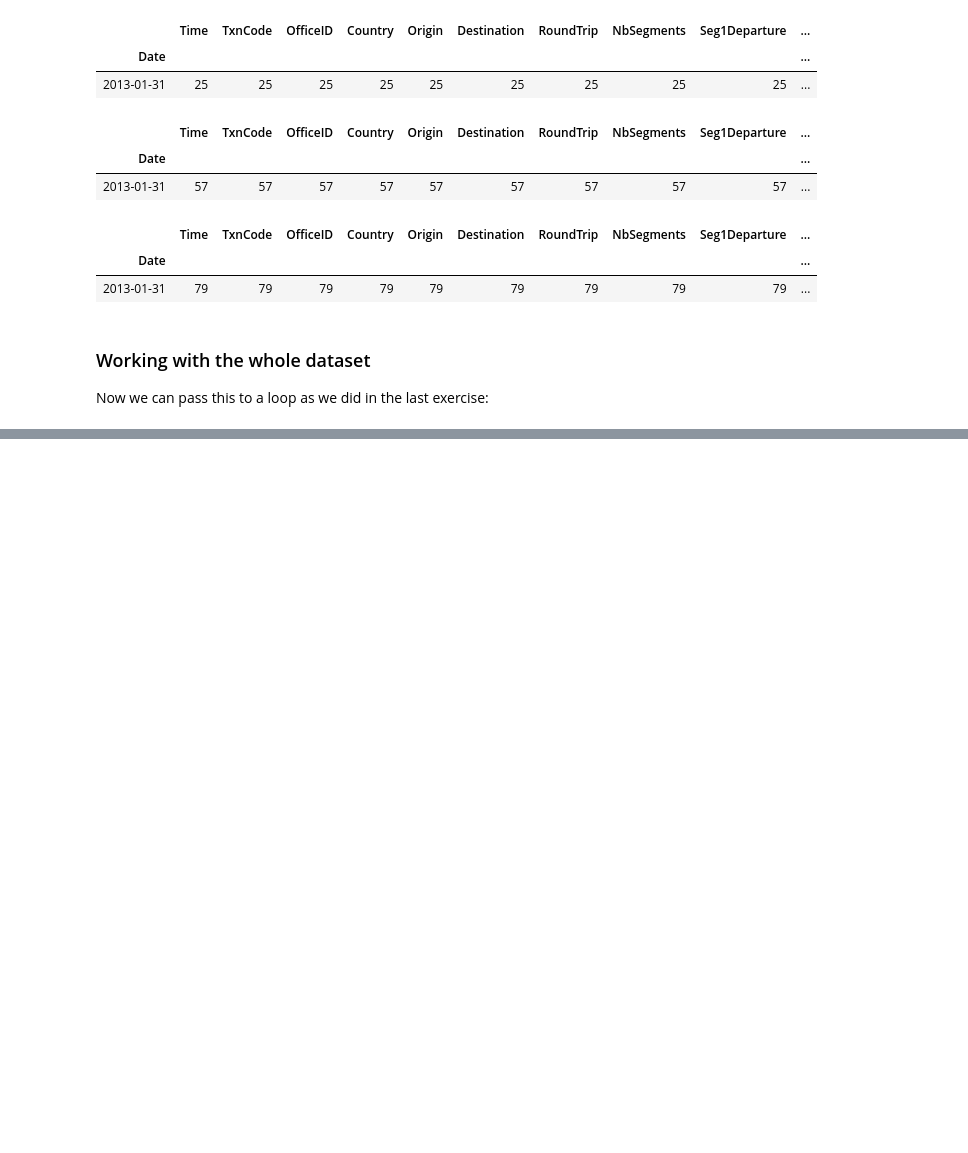
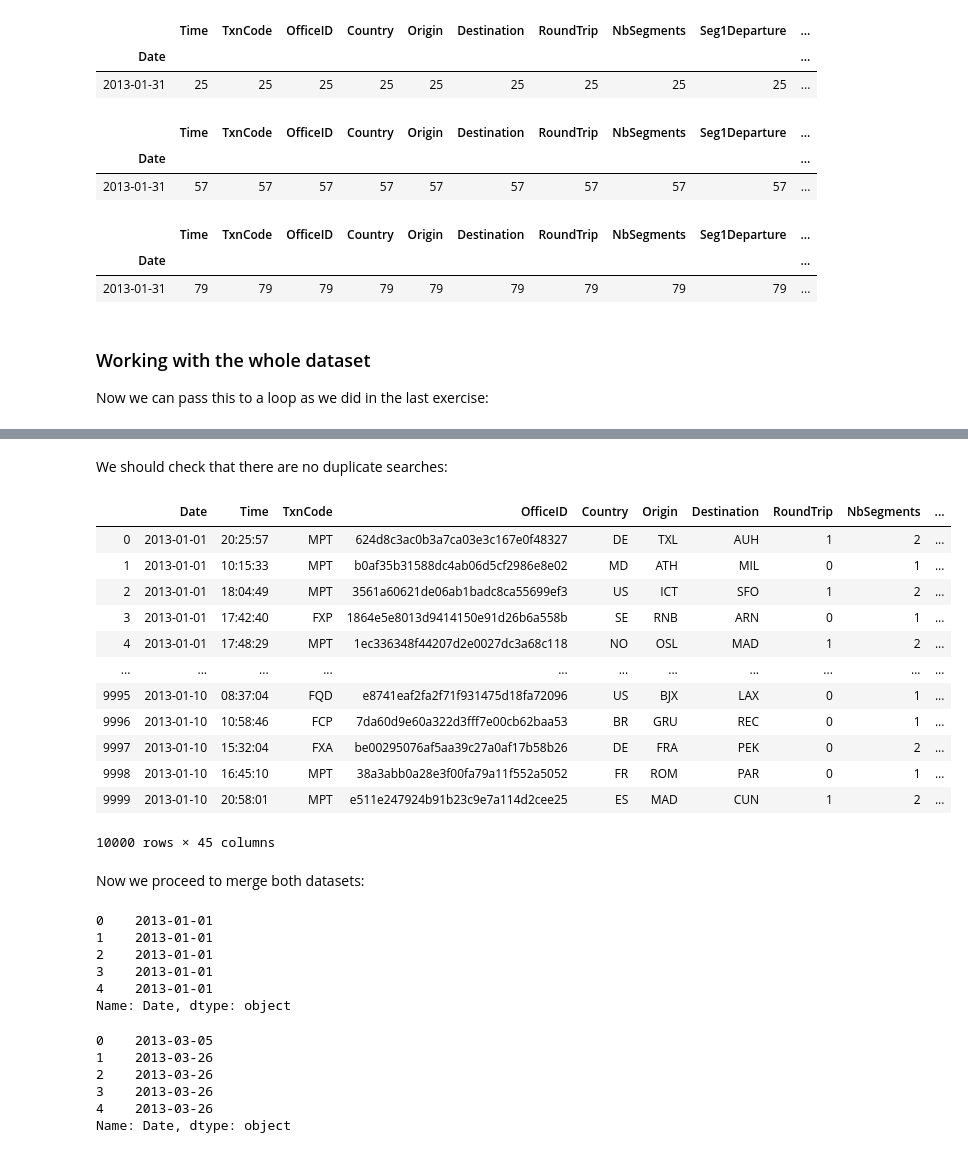
Before and after one commit to JoelDela/Master-Data-Science, a Jupyter notebook: Data_Science_Challenge/Data_Science_Challenge.ipynb, the cells around one changed output, grey strips where cells are left out. Drawn from its saved outputs; the diff is of its cells as text; code cells hidden in the pictures; blank space fills up the shorter version.

```diff
--- a/Data_Science_Challenge/Data_Science_Challenge.ipynb
+++ b/Data_Science_Challenge/Data_Science_Challenge.ipynb
@@ -445,0 +455,8 @@ plt.ylabel('Searches');
+# %%
+import pandas as pd
+
+searches_chunk=pd.read_csv('searches.csv.bz2',sep='^',chunksize=10000)
+bookings_chunk=pd.read_csv('bookings.csv.bz2',usecols=[0,9,12],sep='^',chunksize=10000)
+pd.set_option('display.max_columns', None)
+bookings_chunk=next(bookings_chunk)
+searches_chunk=next(searches_chunk)
@@ -445,0 +511,38 @@ plt.ylabel('Searches');
+# %% [markdown]
+We should check that there are no duplicate searches:
+# %%
+searches_chunk.drop_duplicates()
+# %% [output]
+|  | Date | Time | TxnCode | OfficeID | Country | Origin | Destination | RoundTrip | NbSegments | ... |
+| 0 | 2013-01-01 | 20:25:57 | MPT | 624d8c3ac0b3a7ca03e3c167e0f48327 | DE | TXL | AUH | 1 | 2 | ... |
+| 1 | 2013-01-01 | 10:15:33 | MPT | b0af35b31588dc4ab06d5cf2986e8e02 | MD | ATH | MIL | 0 | 1 | ... |
+| 2 | 2013-01-01 | 18:04:49 | MPT | 3561a60621de06ab1badc8ca55699ef3 | US | ICT | SFO | 1 | 2 | ... |
+| 3 | 2013-01-01 | 17:42:40 | FXP | 1864e5e8013d9414150e91d26b6a558b | SE | RNB | ARN | 0 | 1 | ... |
+| 4 | 2013-01-01 | 17:48:29 | MPT | 1ec336348f44207d2e0027dc3a68c118 | NO | OSL | MAD | 1 | 2 | ... |
+| ... | ... | ... | ... | ... | ... | ... | ... | ... | ... | ... |
+| 9995 | 2013-01-10 | 08:37:04 | FQD | e8741eaf2fa2f71f931475d18fa72096 | US | BJX | LAX | 0 | 1 | ... |
+| 9996 | 2013-01-10 | 10:58:46 | FCP | 7da60d9e60a322d3fff7e00cb62baa53 | BR | GRU | REC | 0 | 1 | ... |
+| 9997 | 2013-01-10 | 15:32:04 | FXA | be00295076af5aa39c27a0af17b58b26 | DE | FRA | PEK | 0 | 2 | ... |
+| 9998 | 2013-01-10 | 16:45:10 | MPT | 38a3abb0a28e3f00fa79a11f552a5052 | FR | ROM | PAR | 0 | 1 | ... |
+| 9999 | 2013-01-10 | 20:58:01 | MPT | e511e247924b91b23c9e7a114d2cee25 | ES | MAD | CUN | 1 | 2 | ... |
+10000 rows × 45 columns
+# %% [markdown]
+Now we proceed to merge both datasets:
+# %%
+searches_chunk['Date'].head()
+# %% [output]
+0    2013-01-01
+1    2013-01-01
+2    2013-01-01
+3    2013-01-01
+4    2013-01-01
+Name: Date, dtype: object
+# %%
+bookings_chunk['Date'].head()
+# %% [output]
+0    2013-03-05
+1    2013-03-26
+2    2013-03-26
+3    2013-03-26
+4    2013-03-26
+Name: Date, dtype: object
```
Also changed, not shown: parts of 26 cells of this notebook.
